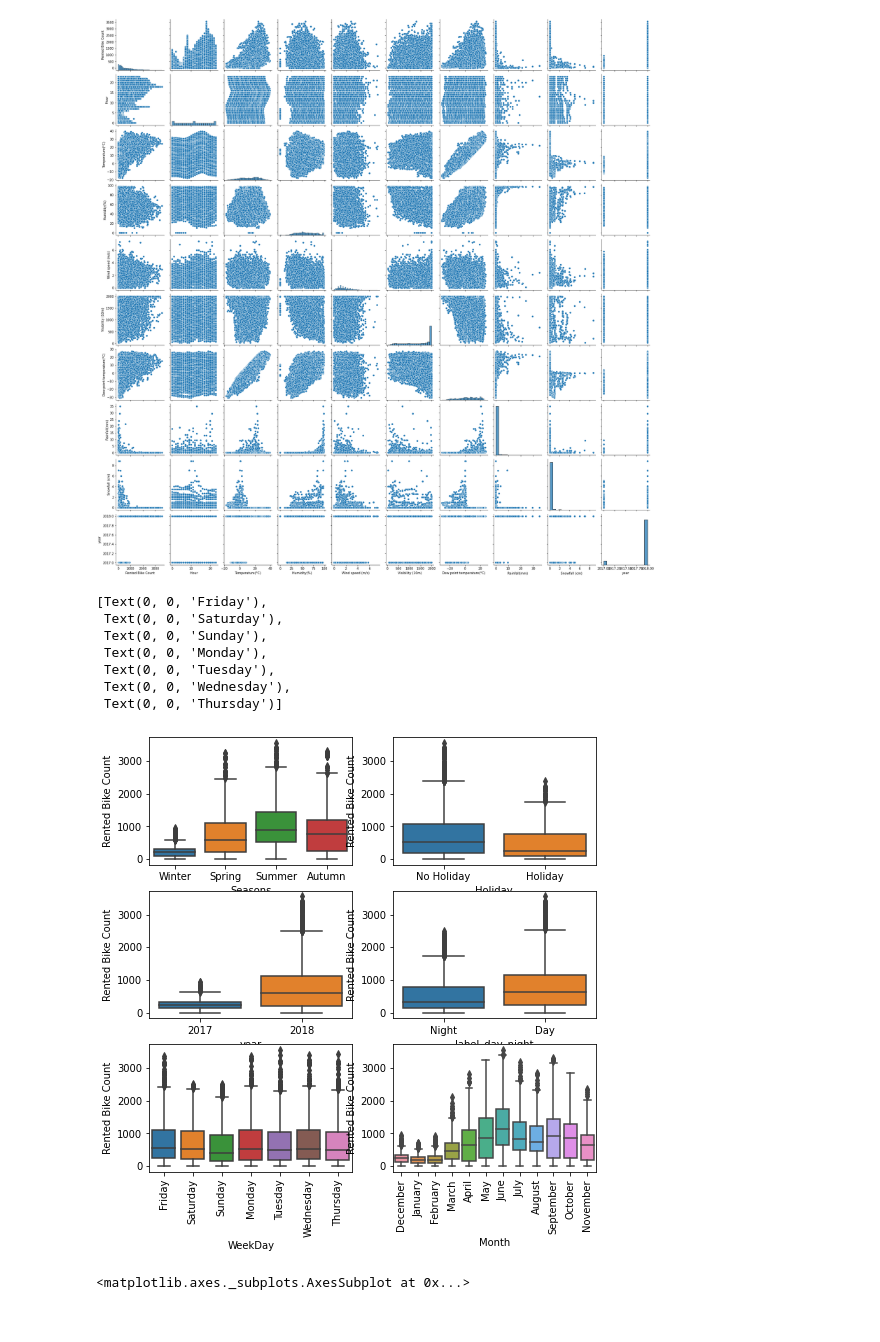
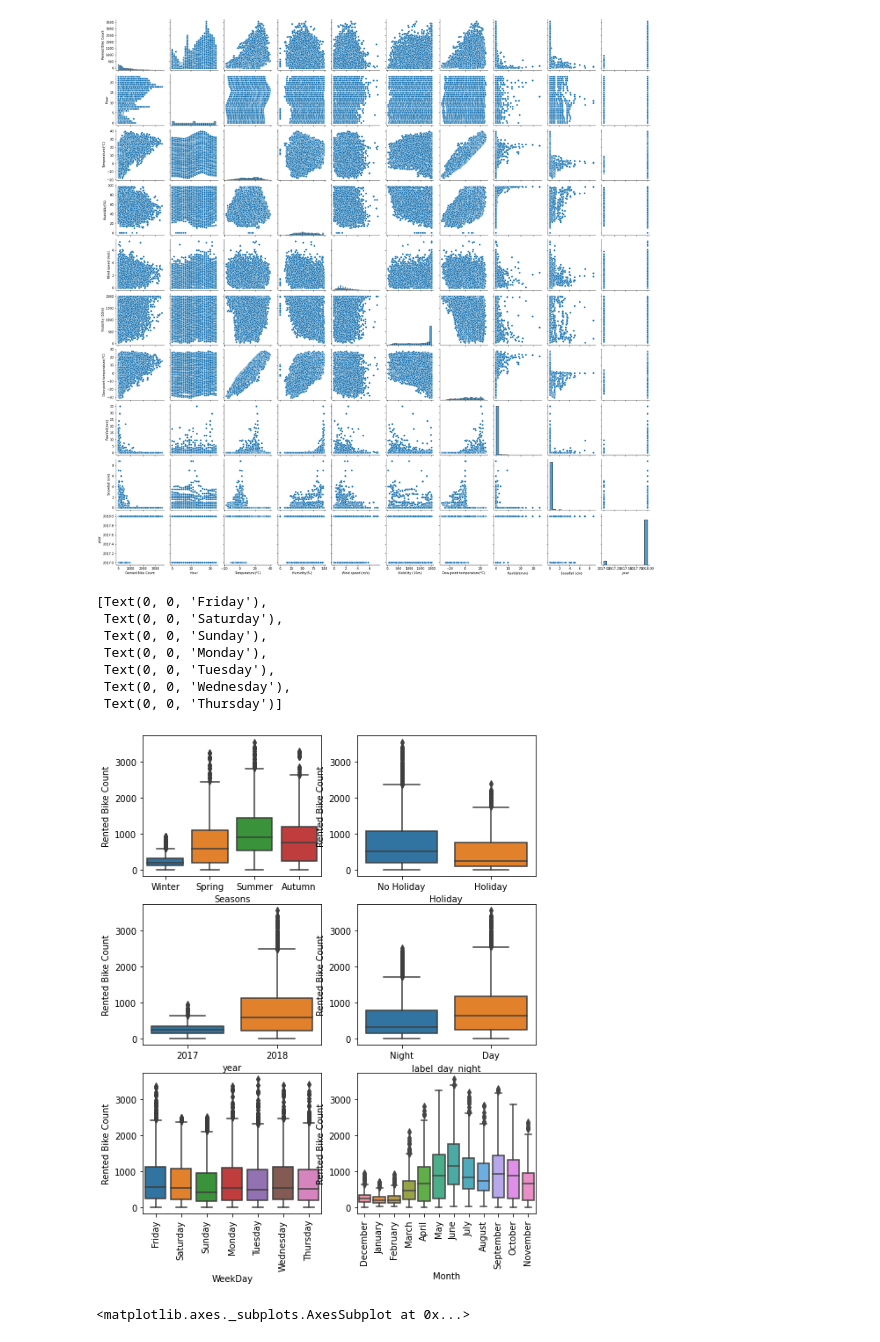
Before and after one commit to Arch0/bike-sharing, a Jupyter notebook: Copy_of_Bike_Sharing_Demand_Prediction_Capstone_Project.ipynb, the cells around one changed output. Drawn from its saved outputs; the diff is of its cells as text; code cells hidden in the pictures.

```diff
--- a/Copy_of_Bike_Sharing_Demand_Prediction_Capstone_Project.ipynb
+++ b/Copy_of_Bike_Sharing_Demand_Prediction_Capstone_Project.ipynb
@@ -215,32 +215,32 @@ sns.pairplot(df)
 [figure]
 # %%
 # visualizing categorical variable
-plt.figure(figsize=(8, 8))
+plt.figure(figsize=(8, 10))
 plt.subplot(3,2,1)
 sns.boxplot(x = 'Seasons', y = 'Rented Bike Count', data = df)
 plt.subplot(3,2,2)
 sns.boxplot(x = 'Holiday', y = 'Rented Bike Count', data = df)
 plt.subplot(3,2,3)
 sns.boxplot(x = 'year', y = 'Rented Bike Count', data = df)
 plt.subplot(3,2,4)
 sns.boxplot(x = 'label_day_night', y = 'Rented Bike Count', data = df)
 
 plt.subplot(3,2,5)
 g=sns.boxplot(x = 'WeekDay', y = 'Rented Bike Count', data = df)
 plt.subplot(3,2,6)
 
 ax=sns.boxplot(x = 'Month', y = 'Rented Bike Count', data = df)
 ax.set_xticklabels(ax.get_xticklabels(),rotation=90)
 g.set_xticklabels(g.get_xticklabels(),rotation=90)
 # %% [output]
 [Text(0, 0, 'Friday'),
  Text(0, 0, 'Saturday'),
  Text(0, 0, 'Sunday'),
  Text(0, 0, 'Monday'),
  Text(0, 0, 'Tuesday'),
  Text(0, 0, 'Wednesday'),
  Text(0, 0, 'Thursday')]
-[figure, old version]
+[figure, new version]
 # %%
 sns.boxplot(x = 'year', y = 'Rented Bike Count', data = df)
 # %% [output]
```
